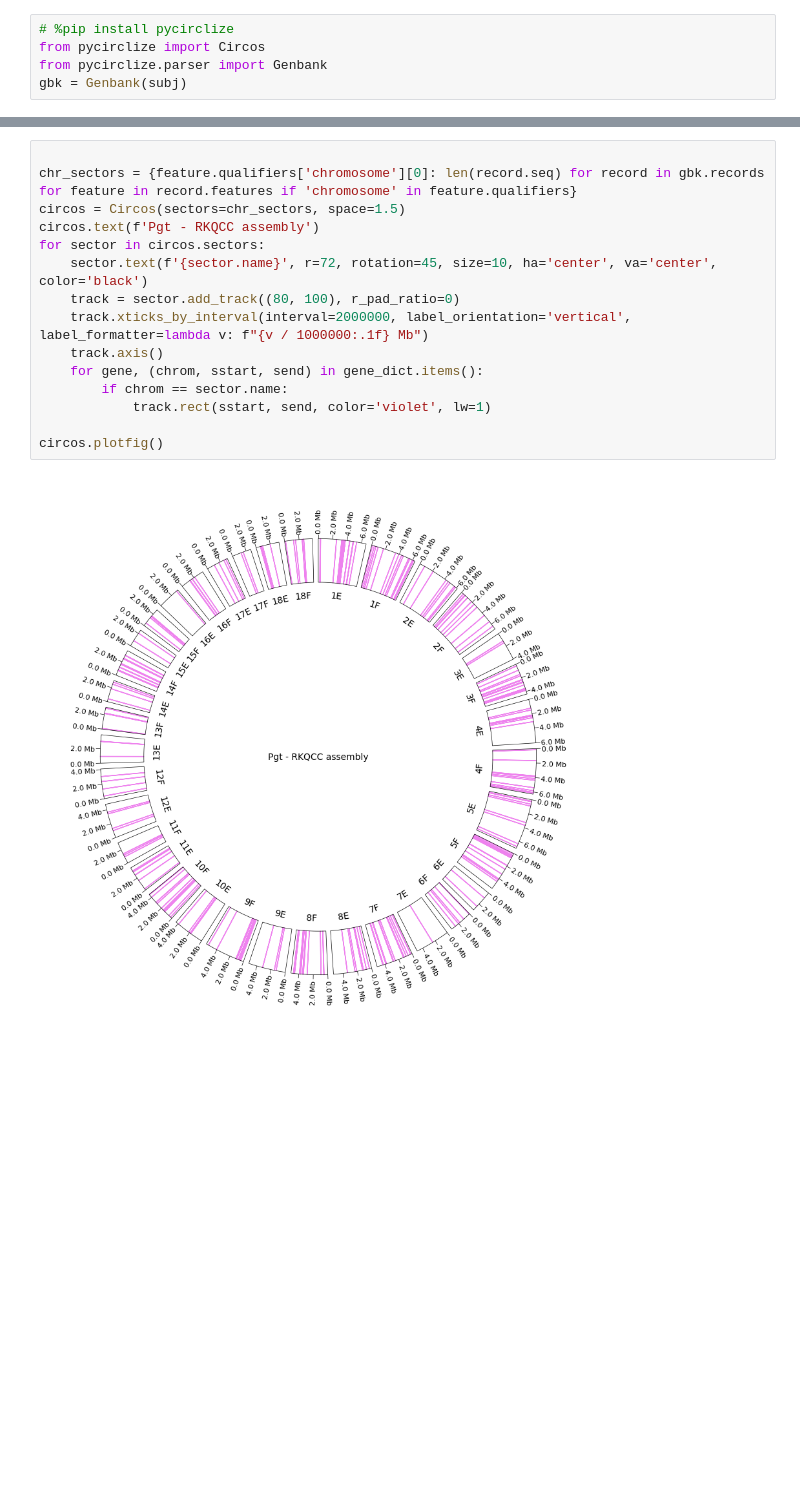
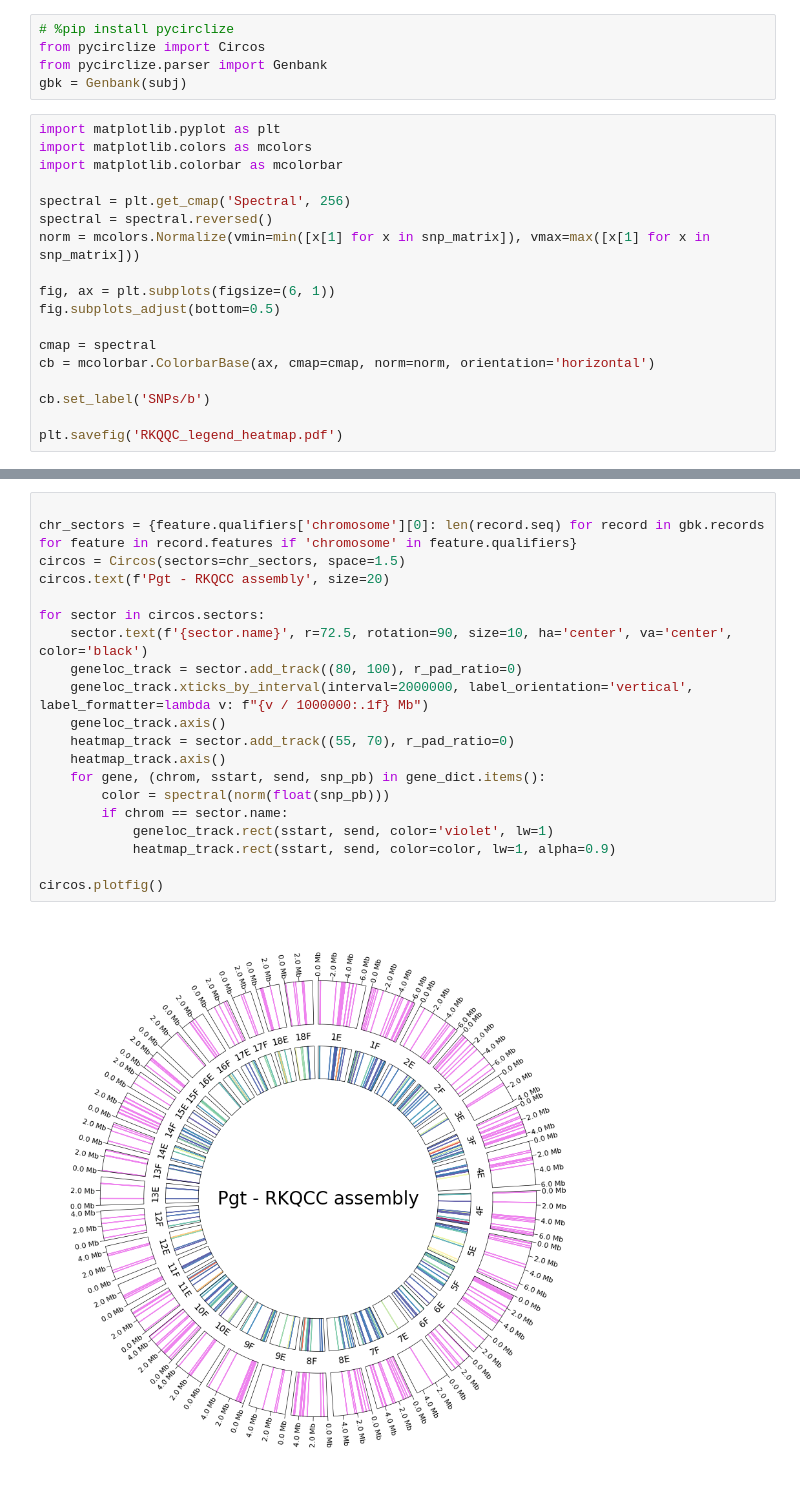
Before and after one commit to 502107/Bioinformatics_Py-Scripts, a Jupyter notebook: Circosplt-Map_contig_to_chrom/blast_gbff_plot_genes_in_chr.ipynb, the cells around one changed output, grey strips where cells are left out. Cells and saved outputs as stored; diff of their text form; blank space fills up the shorter version.

Commit message:
Updated to include heatmap of SNPs

```diff
--- a/Circosplt-Map_contig_to_chrom/blast_gbff_plot_genes_in_chr.ipynb
+++ b/Circosplt-Map_contig_to_chrom/blast_gbff_plot_genes_in_chr.ipynb
@@ -42,3 +75,21 @@ with open(blastout, 'r') as f:
 from pycirclize import Circos
 from pycirclize.parser import Genbank
 gbk = Genbank(subj)
+# %%
+import matplotlib.pyplot as plt
+import matplotlib.colors as mcolors
+import matplotlib.colorbar as mcolorbar
+
+spectral = plt.get_cmap('Spectral', 256)
+spectral = spectral.reversed()
+norm = mcolors.Normalize(vmin=min([x[1] for x in snp_matrix]), vmax=max([x[1] for x in snp_matrix]))
+
+fig, ax = plt.subplots(figsize=(6, 1))
+fig.subplots_adjust(bottom=0.5)
+
+cmap = spectral
+cb = mcolorbar.ColorbarBase(ax, cmap=cmap, norm=norm, orientation='horizontal')
+
+cb.set_label('SNPs/b')
+
+plt.savefig('RKQQC_legend_heatmap.pdf')
@@ -45,17 +98,22 @@ gbk = Genbank(subj)
 # %%
 
 chr_sectors = {feature.qualifiers['chromosome'][0]: len(record.seq) for record in gbk.records for feature in record.features if 'chromosome' in feature.qualifiers}
 circos = Circos(sectors=chr_sectors, space=1.5)
-circos.text(f'Pgt - RKQCC assembly')
+circos.text(f'Pgt - RKQCC assembly', size=20)
+
 for sector in circos.sectors:
-    sector.text(f'{sector.name}', r=72, rotation=45, size=10, ha='center', va='center', color='black')
-    track = sector.add_track((80, 100), r_pad_ratio=0)
-    track.xticks_by_interval(interval=2000000, label_orientation='vertical', label_formatter=lambda v: f"{v / 1000000:.1f} Mb")
-    track.axis()
-    for gene, (chrom, sstart, send) in gene_dict.items():
+    sector.text(f'{sector.name}', r=72.5, rotation=90, size=10, ha='center', va='center', color='black')
+    geneloc_track = sector.add_track((80, 100), r_pad_ratio=0)
+    geneloc_track.xticks_by_interval(interval=2000000, label_orientation='vertical', label_formatter=lambda v: f"{v / 1000000:.1f} Mb")
+    geneloc_track.axis()
+    heatmap_track = sector.add_track((55, 70), r_pad_ratio=0)
+    heatmap_track.axis()
+    for gene, (chrom, sstart, send, snp_pb) in gene_dict.items():
+        color = spectral(norm(float(snp_pb)))
         if chrom == sector.name:
-            track.rect(sstart, send, color='violet', lw=1)
+            geneloc_track.rect(sstart, send, color='violet', lw=1)
+            heatmap_track.rect(sstart, send, color=color, lw=1, alpha=0.9)
 
 circos.plotfig()
 # %% [output]
-[figure, old version]
+[figure, new version]
```
Also changed, not shown: parts of 9 cells of this notebook.
